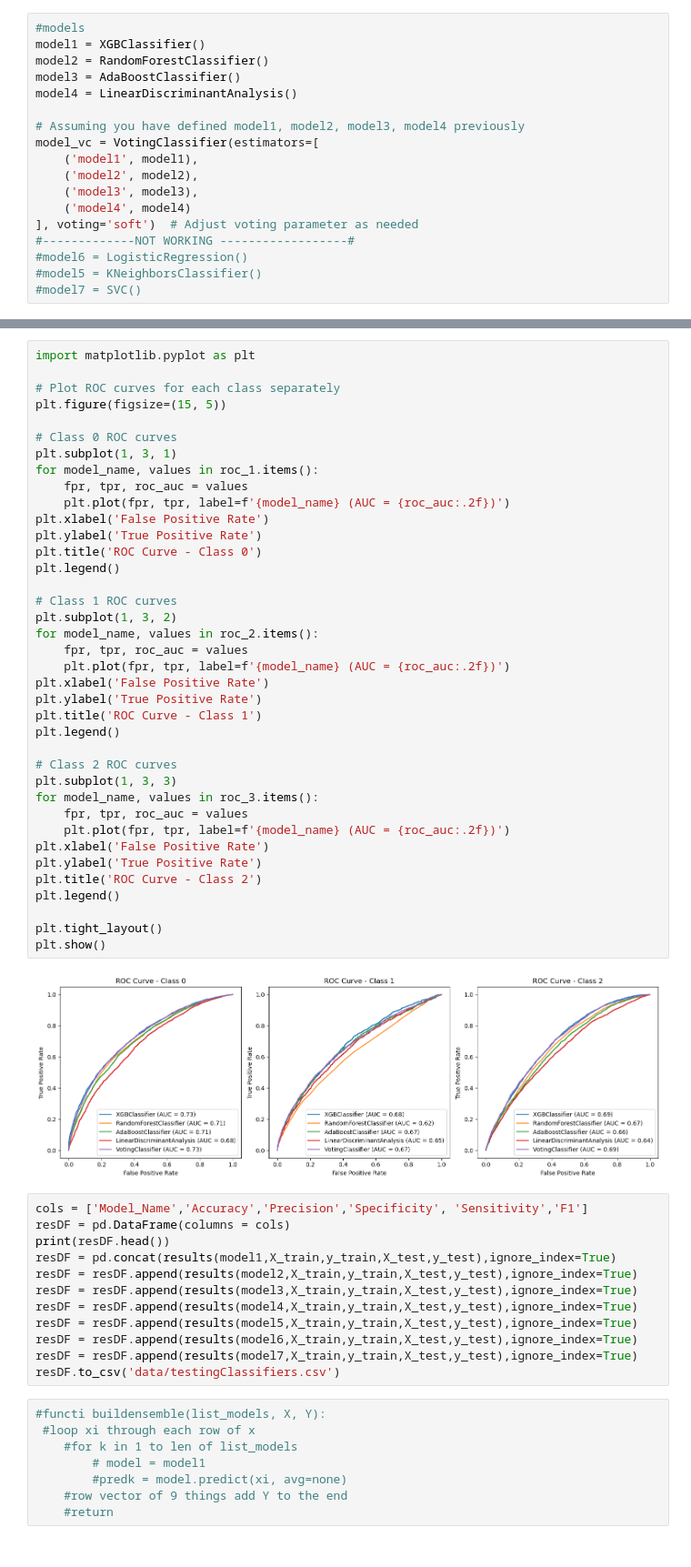
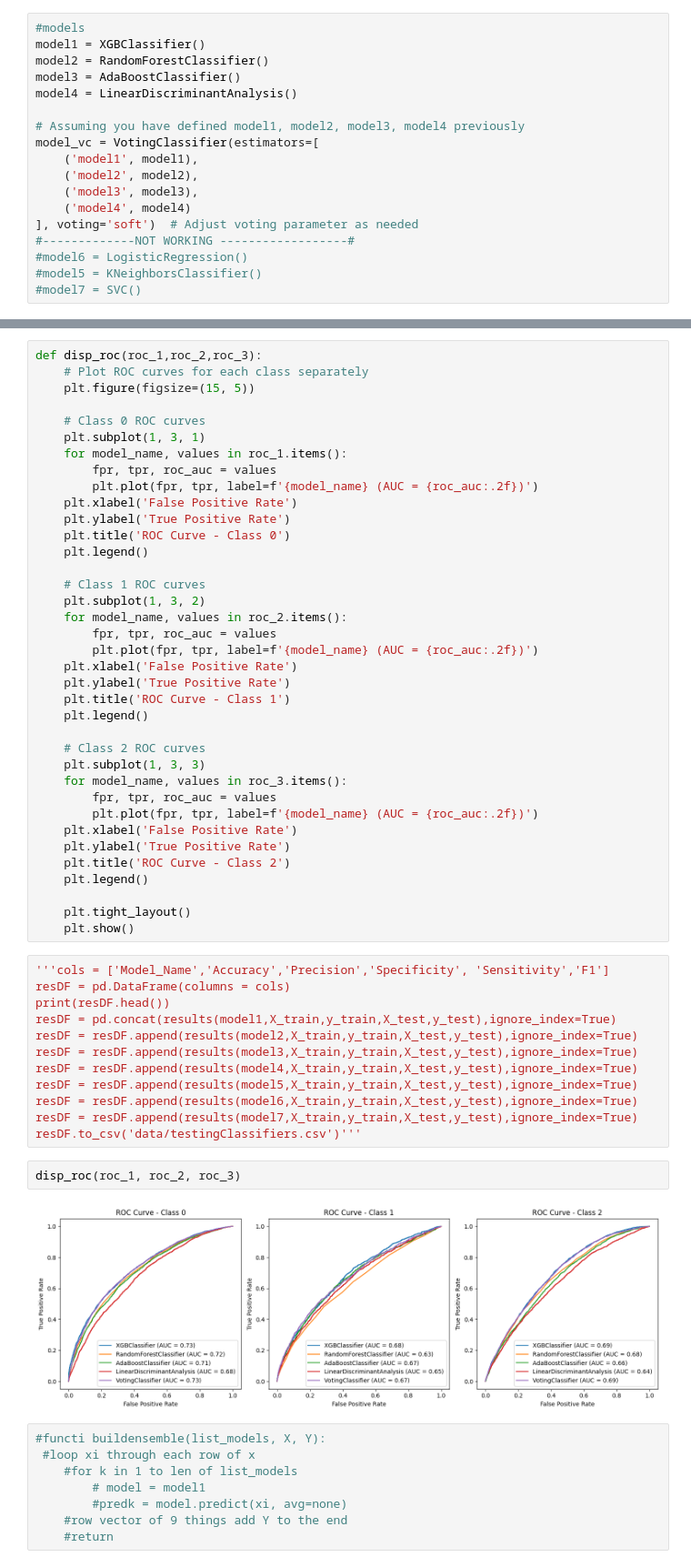
Before and after one commit to DiyadotSaha/ML_Diabetes_Project, a Jupyter notebook: models.ipynb, the cells around one changed output, grey strips where cells are left out. Shown at 91% size. Saved outputs shown, nothing was run; the diff lists cells and outputs as text.

```diff
--- a/models.ipynb
+++ b/models.ipynb
@@ -183,45 +225,42 @@ F1:  [0.72341418 0.05016722 0.44809461]
 # %%
-import matplotlib.pyplot as plt
+def disp_roc(roc_1,roc_2,roc_3):
+    # Plot ROC curves for each class separately
+    plt.figure(figsize=(15, 5))
 
-# Plot ROC curves for each class separately
-plt.figure(figsize=(15, 5))
+    # Class 0 ROC curves
+    plt.subplot(1, 3, 1)
+    for model_name, values in roc_1.items():
+        fpr, tpr, roc_auc = values
+        plt.plot(fpr, tpr, label=f'{model_name} (AUC = {roc_auc:.2f})')
+    plt.xlabel('False Positive Rate')
+    plt.ylabel('True Positive Rate')
+    plt.title('ROC Curve - Class 0')
+    plt.legend()
 
-# Class 0 ROC curves
-plt.subplot(1, 3, 1)
-for model_name, values in roc_1.items():
-    fpr, tpr, roc_auc = values
-    plt.plot(fpr, tpr, label=f'{model_name} (AUC = {roc_auc:.2f})')
-plt.xlabel('False Positive Rate')
-plt.ylabel('True Positive Rate')
-plt.title('ROC Curve - Class 0')
-plt.legend()
+    # Class 1 ROC curves
+    plt.subplot(1, 3, 2)
+    for model_name, values in roc_2.items():
+        fpr, tpr, roc_auc = values
+        plt.plot(fpr, tpr, label=f'{model_name} (AUC = {roc_auc:.2f})')
+    plt.xlabel('False Positive Rate')
+    plt.ylabel('True Positive Rate')
+    plt.title('ROC Curve - Class 1')
+    plt.legend()
 
-# Class 1 ROC curves
-plt.subplot(1, 3, 2)
-for model_name, values in roc_2.items():
-    fpr, tpr, roc_auc = values
-    plt.plot(fpr, tpr, label=f'{model_name} (AUC = {roc_auc:.2f})')
-plt.xlabel('False Positive Rate')
-plt.ylabel('True Positive Rate')
-plt.title('ROC Curve - Class 1')
-plt.legend()
+    # Class 2 ROC curves
+    plt.subplot(1, 3, 3)
+    for model_name, values in roc_3.items():
+        fpr, tpr, roc_auc = values
+        plt.plot(fpr, tpr, label=f'{model_name} (AUC = {roc_auc:.2f})')
+    plt.xlabel('False Positive Rate')
+    plt.ylabel('True Positive Rate')
+    plt.title('ROC Curve - Class 2')
+    plt.legend()
 
-# Class 2 ROC curves
-plt.subplot(1, 3, 3)
-for model_name, values in roc_3.items():
-    fpr, tpr, roc_auc = values
-    plt.plot(fpr, tpr, label=f'{model_name} (AUC = {roc_auc:.2f})')
-plt.xlabel('False Positive Rate')
-plt.ylabel('True Positive Rate')
-plt.title('ROC Curve - Class 2')
-plt.legend()
-
-plt.tight_layout()
-plt.show()
+    plt.tight_layout()
+    plt.show()
-# %% [output]
-[figure, removed]
 # %%
-cols = ['Model_Name','Accuracy','Precision','Specificity', 'Sensitivity','F1']
+'''cols = ['Model_Name','Accuracy','Precision','Specificity', 'Sensitivity','F1']
 resDF = pd.DataFrame(columns = cols)
 print(resDF.head())
 resDF = pd.concat(results(model1,X_train,y_train,X_test,y_test),ignore_index=True)
@@ -231,7 +270,11 @@ resDF = resDF.append(results(model4,X_train,y_train,X_test,y_test),ignore_index=
 resDF = resDF.append(results(model5,X_train,y_train,X_test,y_test),ignore_index=True)
 resDF = resDF.append(results(model6,X_train,y_train,X_test,y_test),ignore_index=True)
 resDF = resDF.append(results(model7,X_train,y_train,X_test,y_test),ignore_index=True)
-resDF.to_csv('data/testingClassifiers.csv')
+resDF.to_csv('data/testingClassifiers.csv')'''
+# %%
+disp_roc(roc_1, roc_2, roc_3)
+# %% [output]
+[figure, added]
 # %%
 #functi buildensemble(list_models, X, Y):
  #loop xi through each row of x
```
Also changed, not shown: parts of 26 cells of this notebook, 5 other files.
